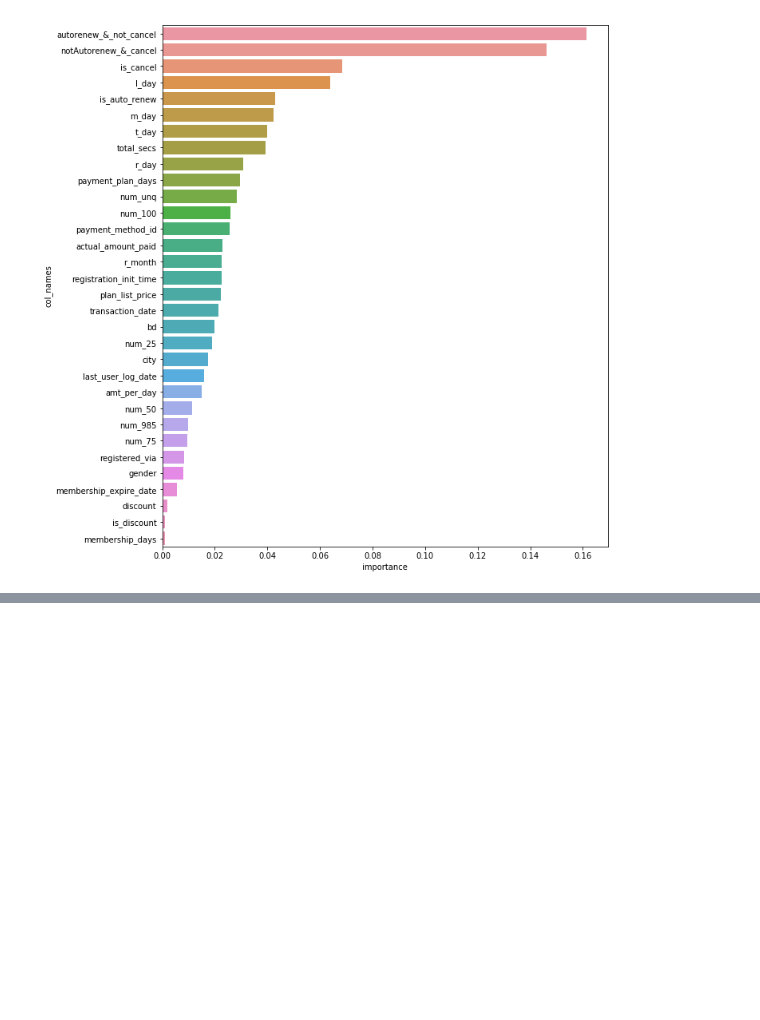
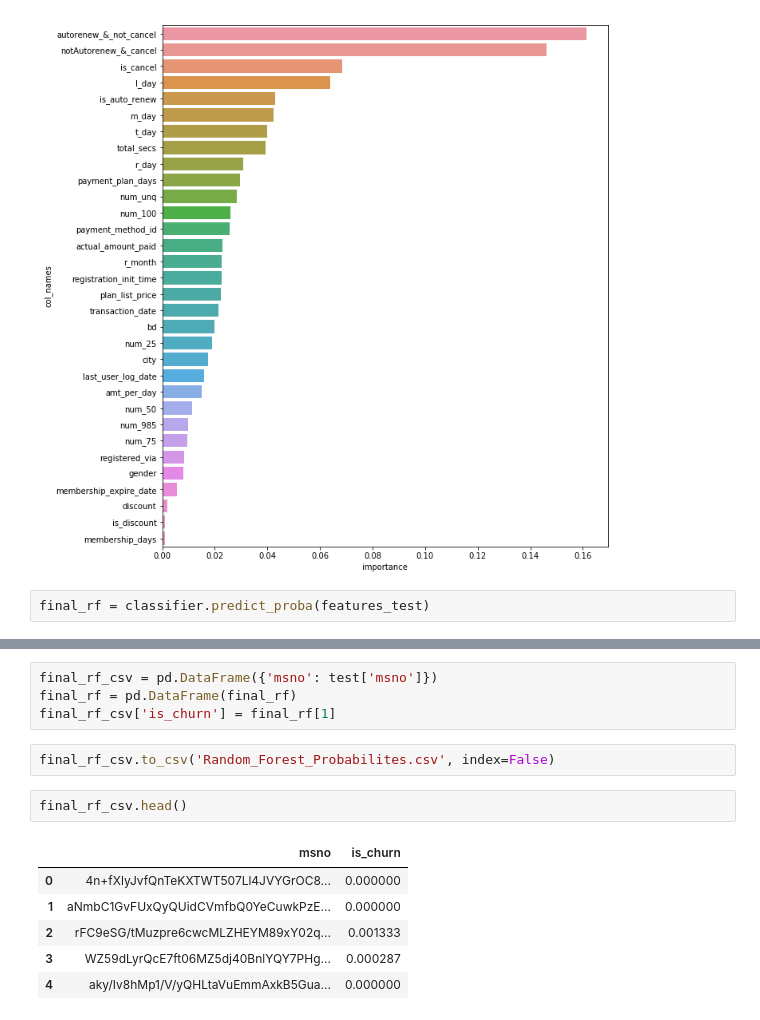
Before and after one commit to jjneojiajun/kkbox, a Jupyter notebook: random_forest_v2.ipynb, the cells around one changed output, grey strips where cells are left out. Saved outputs shown, nothing was run; the diff lists cells and outputs as text; blank space fills up the shorter version.

```diff
--- a/random_forest_v2.ipynb
+++ b/random_forest_v2.ipynb
@@ -92,3 +110,5 @@ sns.barplot(data = importance, y = 'col_names', x = 'importance')
 Most importance 15 features:  ['autorenew_&_not_cancel', 'notAutorenew_&_cancel', 'is_cancel', 'l_day', 'is_auto_renew', 'm_day', 't_day', 'total_secs', 'r_day', 'payment_plan_days', 'num_unq', 'num_1 ...
 <matplotlib.axes._subplots.AxesSubplot at 0x...>
 [figure]
+# %%
+final_rf = classifier.predict_proba(features_test)
@@ -94,0 +119,15 @@ Most importance 15 features:  ['autorenew_&_not_cancel', 'notAutorenew_&_cancel'
+# %%
+final_rf_csv = pd.DataFrame({'msno': test['msno']})
+final_rf = pd.DataFrame(final_rf)
+final_rf_csv['is_churn'] = final_rf[1]
+# %%
+final_rf_csv.to_csv('Random_Forest_Probabilites.csv', index=False)
+# %%
+final_rf_csv.head()
+# %% [output]
+|  | msno | is_churn |
+| 0 | 4n+fXlyJvfQnTeKXTWT507Ll4JVYGrOC8... | 0.000000 |
+| 1 | aNmbC1GvFUxQyQUidCVmfbQ0YeCuwkPzE... | 0.000000 |
+| 2 | rFC9eSG/tMuzpre6cwcMLZHEYM89xY02q... | 0.001333 |
+| 3 | WZ59dLyrQcE7ft06MZ5dj40BnlYQY7PHg... | 0.000287 |
+| 4 | aky/Iv8hMp1/V/yQHLtaVuEmmAxkB5Gua... | 0.000000 |
```
Also changed, not shown: parts of 6 cells of this notebook, 1 other file.
